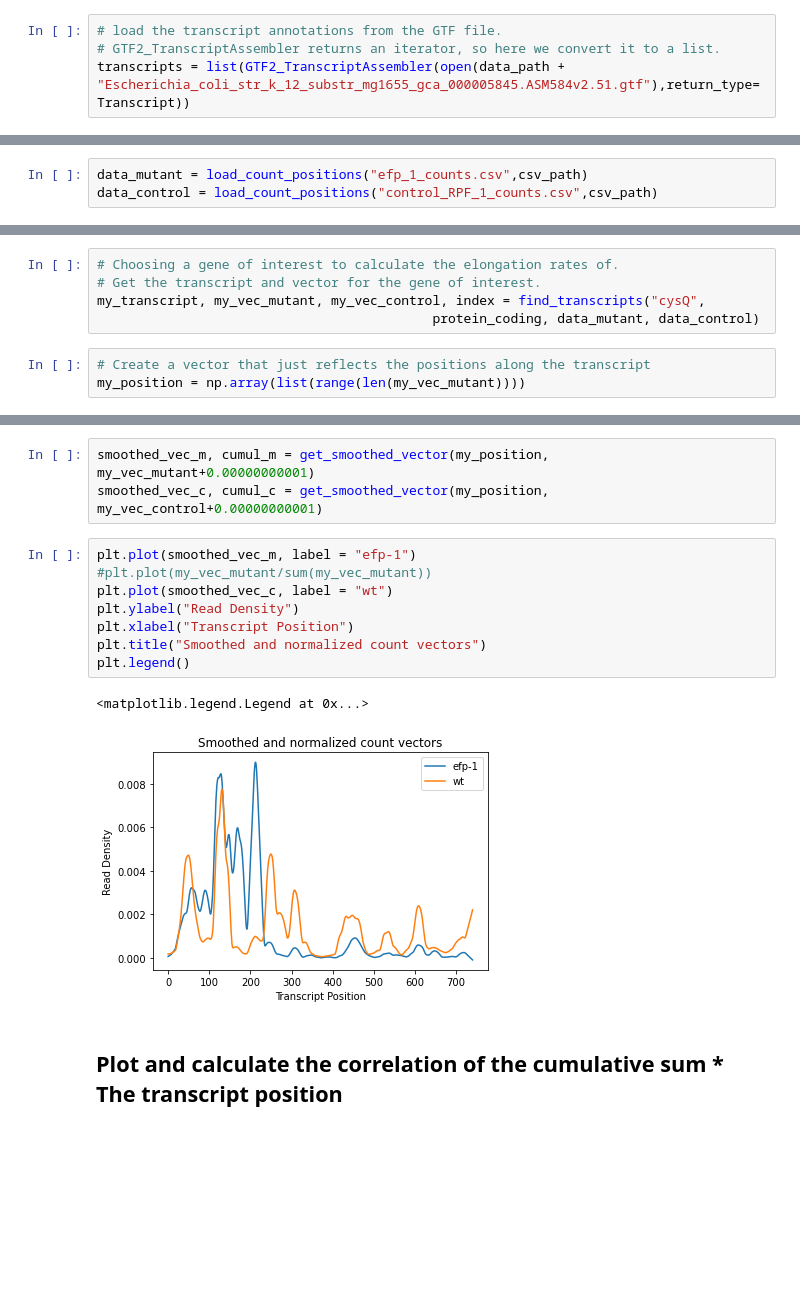
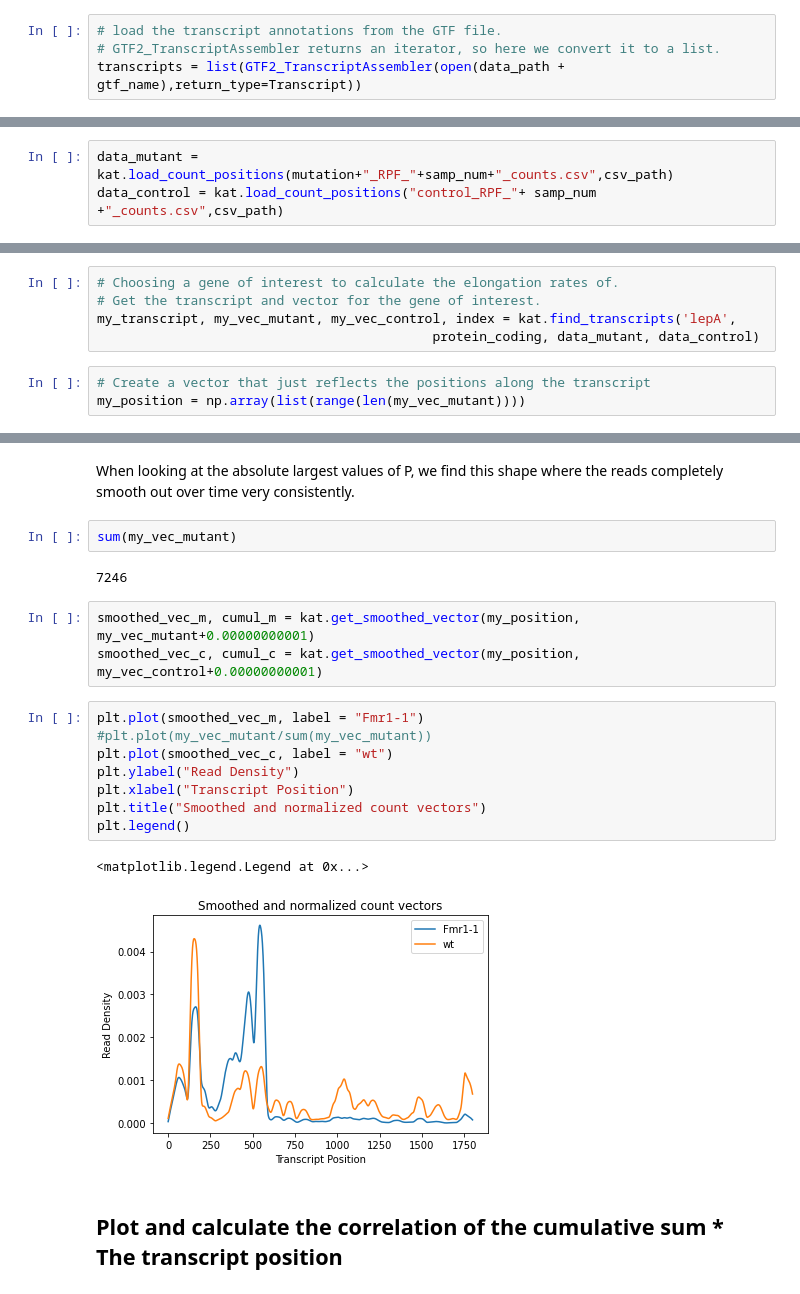
Before and after one commit to Raif-fl/Fall_2021_Work_journal, a Jupyter notebook: KS_stat/ecol_K_S_stat.ipynb, the cells around one changed output, grey strips where cells are left out. Cells and saved outputs as stored; diff of their text form; blank space fills up the shorter version.

```diff
--- a/KS_stat/ecol_K_S_stat.ipynb
+++ b/KS_stat/ecol_K_S_stat.ipynb
@@ -149,7 +40,7 @@ def find_transcripts(gene,transcripts, count_vec_m, count_vec_c):
 # %%
 # load the transcript annotations from the GTF file.
 # GTF2_TranscriptAssembler returns an iterator, so here we convert it to a list.
-transcripts = list(GTF2_TranscriptAssembler(open(data_path + "Escherichia_coli_str_k_12_substr_mg1655_gca_000005845.ASM584v2.51.gtf"),return_type=Transcript))
+transcripts = list(GTF2_TranscriptAssembler(open(data_path + gtf_name),return_type=Transcript))
 # %%
 # Remove non-protein coding transcripts from transcripts list.
 protein_coding = []
@@ -191,3 +55,3 @@ def load_count_positions(csv_name, csv_path):
 # %%
-data_mutant = load_count_positions("efp_1_counts.csv",csv_path)
-data_control = load_count_positions("control_RPF_1_counts.csv",csv_path)
+data_mutant = kat.load_count_positions(mutation+"_RPF_"+samp_num+"_counts.csv",csv_path)
+data_control = kat.load_count_positions("control_RPF_"+ samp_num +"_counts.csv",csv_path)
@@ -198,7 +140,7 @@ hmmmm, flk is a weird one, need to look out for it.
 # %%
 # Choosing a gene of interest to calculate the elongation rates of.
 # Get the transcript and vector for the gene of interest.
-my_transcript, my_vec_mutant, my_vec_control, index = find_transcripts("cysQ",
+my_transcript, my_vec_mutant, my_vec_control, index = kat.find_transcripts('lepA',
                                            protein_coding, data_mutant, data_control)
 # %%
 # Create a vector that just reflects the positions along the transcript
@@ -217,17 +166,23 @@ def get_smoothed_vector(positions, vector, frac = 0.05):
+# %% [markdown]
+When looking at the absolute largest values of P, we find this shape where the reads completely smooth out over time very consistently.
+# %%
+sum(my_vec_mutant)
+# %% [output]
+7246
 # %%
-smoothed_vec_m, cumul_m = get_smoothed_vector(my_position, my_vec_mutant+0.00000000001)
-smoothed_vec_c, cumul_c = get_smoothed_vector(my_position, my_vec_control+0.00000000001)
+smoothed_vec_m, cumul_m = kat.get_smoothed_vector(my_position, my_vec_mutant+0.00000000001)
+smoothed_vec_c, cumul_c = kat.get_smoothed_vector(my_position, my_vec_control+0.00000000001)
 # %%
-plt.plot(smoothed_vec_m, label = "efp-1")
+plt.plot(smoothed_vec_m, label = "Fmr1-1")
 #plt.plot(my_vec_mutant/sum(my_vec_mutant))
 plt.plot(smoothed_vec_c, label = "wt")
 plt.ylabel("Read Density")
 plt.xlabel("Transcript Position")
 plt.title("Smoothed and normalized count vectors")
 plt.legend()
 # %% [output]
 <matplotlib.legend.Legend at 0x...>
-[figure, old version]
+[figure, new version]
 # %% [markdown]
 ## Plot and calculate the correlation of the cumulative sum * The transcript position
 # %%
```
Also changed, not shown: parts of 29 cells of this notebook, 9 other files.
